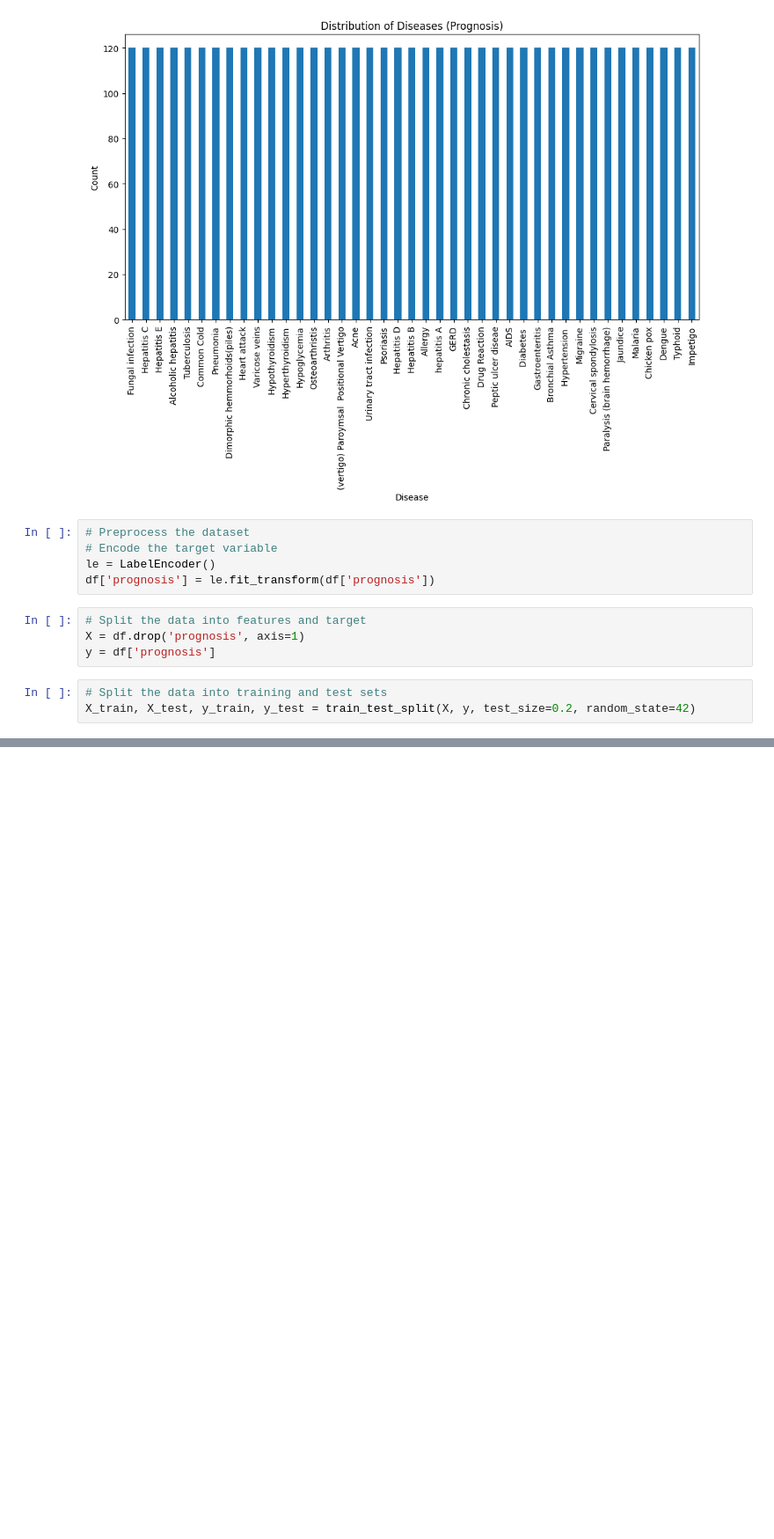
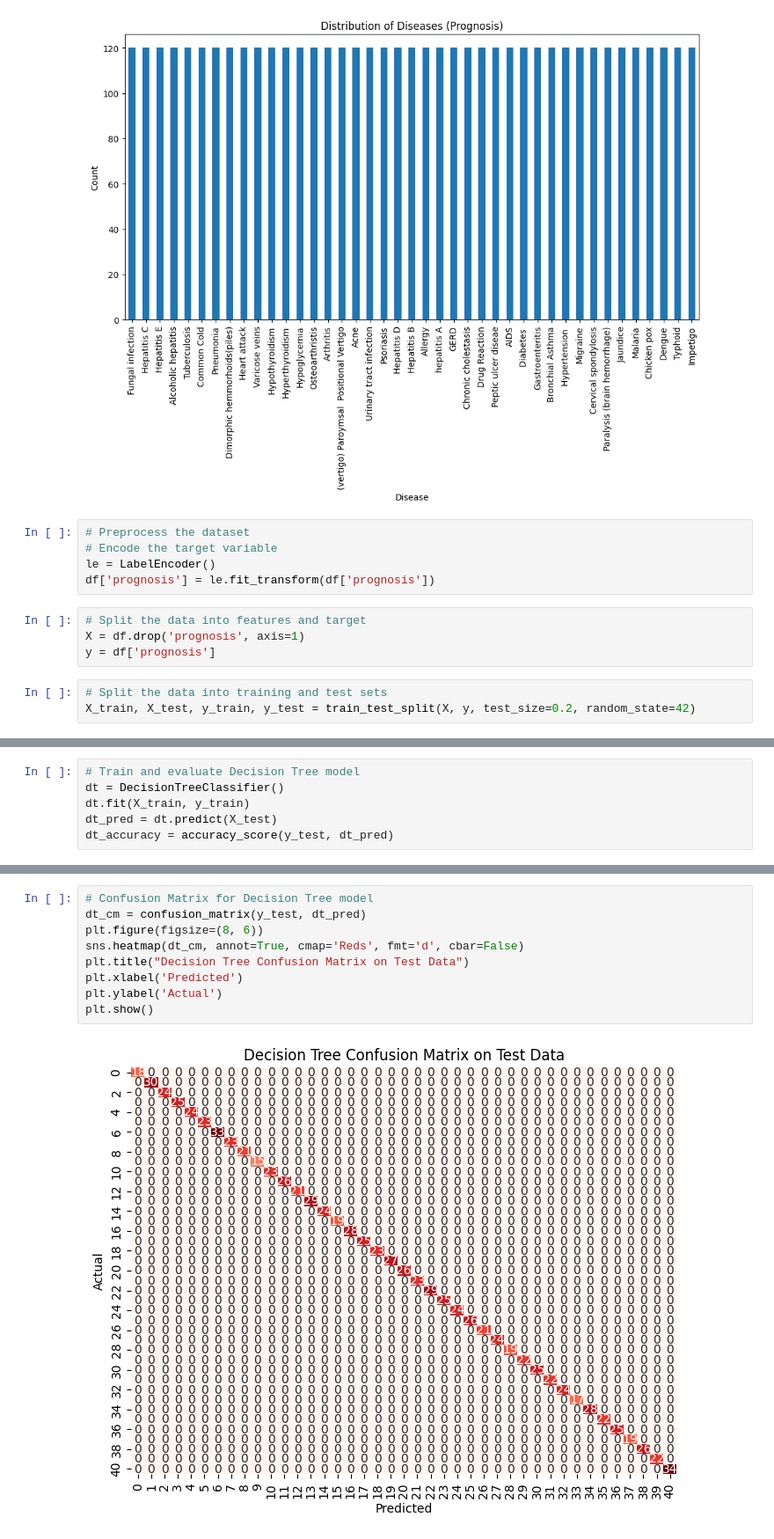
Before and after one commit to Tejaswar5/Disease-prediction, a Jupyter notebook: disease_prediction.ipynb, the cells around one changed output, grey strips where cells are left out. Shown at 88% size. Cells and saved outputs as stored; diff of their text form; blank space fills up the shorter version.

```diff
--- a/disease_prediction.ipynb
+++ b/disease_prediction.ipynb
@@ -74,0 +92,6 @@ X_train, X_test, y_train, y_test = train_test_split(X, y, test_size=0.2, random_
+# %%
+# Train and evaluate Decision Tree model
+dt = DecisionTreeClassifier()
+dt.fit(X_train, y_train)
+dt_pred = dt.predict(X_test)
+dt_accuracy = accuracy_score(y_test, dt_pred)
@@ -74,0 +129,11 @@ X_train, X_test, y_train, y_test = train_test_split(X, y, test_size=0.2, random_
+# %%
+# Confusion Matrix for Decision Tree model
+dt_cm = confusion_matrix(y_test, dt_pred)
+plt.figure(figsize=(8, 6))
+sns.heatmap(dt_cm, annot=True, cmap='Reds', fmt='d', cbar=False)
+plt.title("Decision Tree Confusion Matrix on Test Data")
+plt.xlabel('Predicted')
+plt.ylabel('Actual')
+plt.show()
+# %% [output]
+[figure, added]
```
Also changed, not shown: parts of 6 cells of this notebook.
